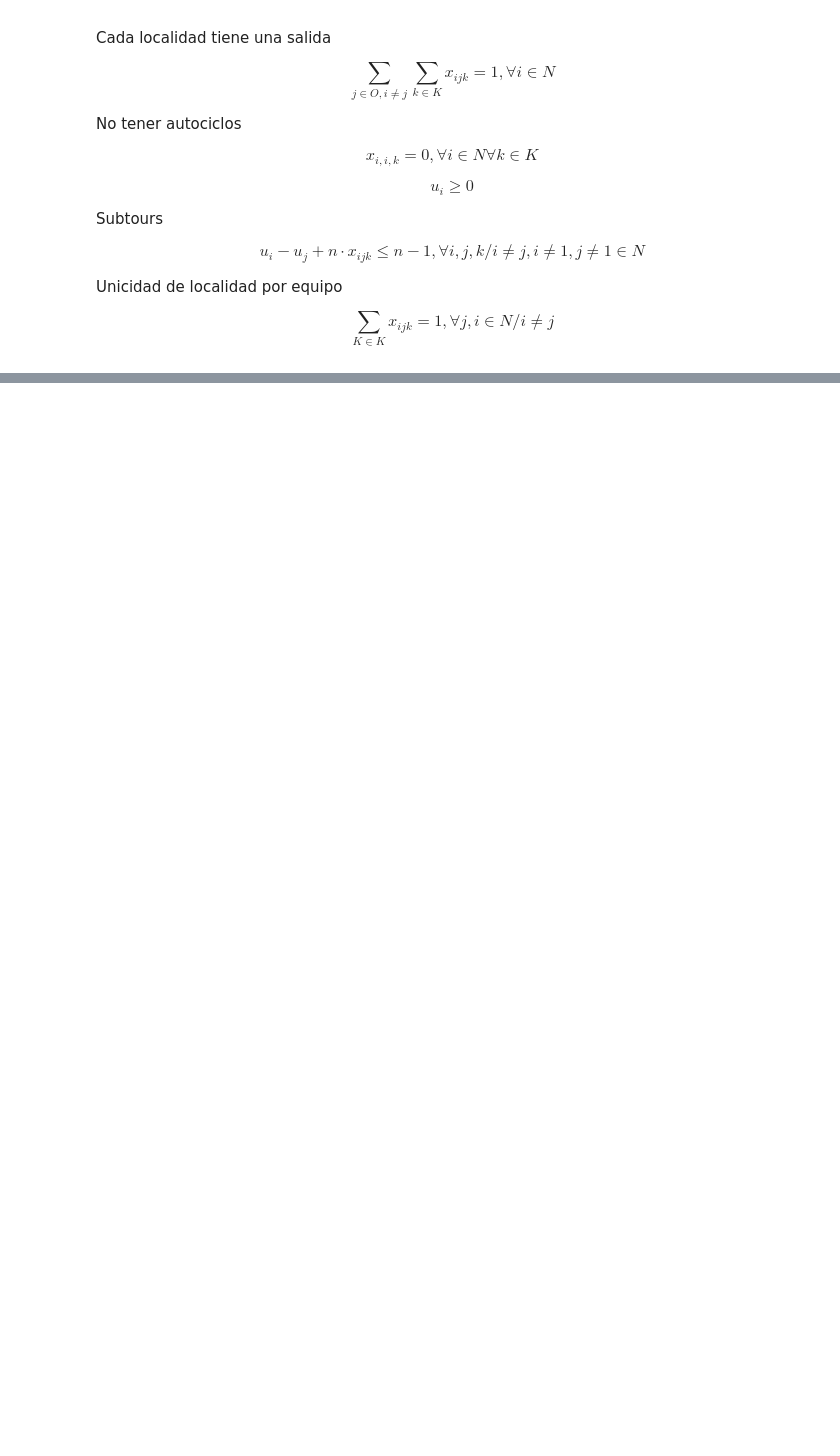
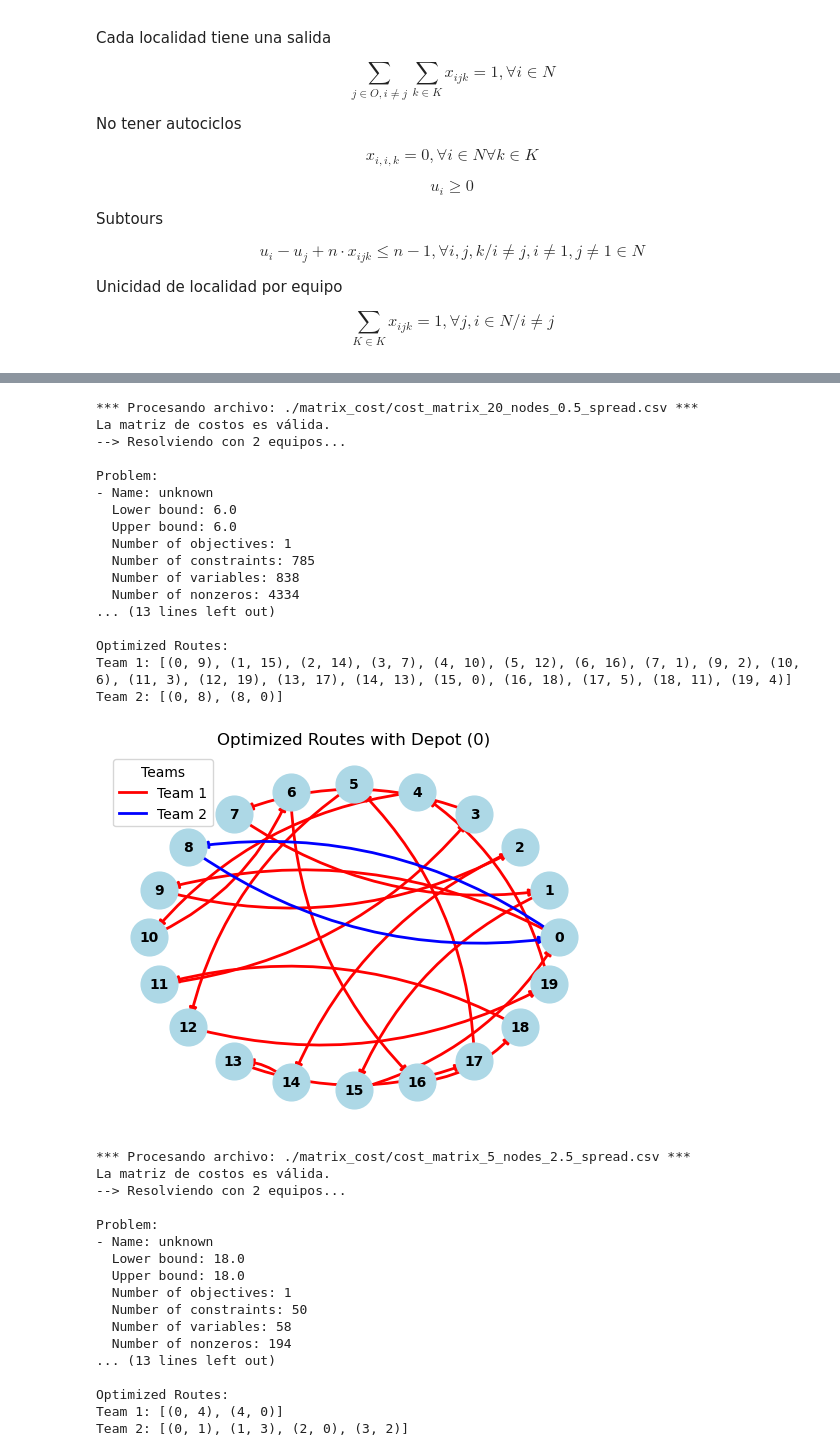
Before and after one commit to SamuelHernandez5/MOS-Actividades, a Jupyter notebook: Labs/Lab2/punto5.ipynb, the cells around one changed output, grey strips where cells are left out. Drawn from its saved outputs; the diff is of its cells as text; code cells hidden in the pictures; blank space fills up the shorter version.

```diff
--- a/Labs/Lab2/punto5.ipynb
+++ b/Labs/Lab2/punto5.ipynb
@@ -355,0 +510,38 @@ tsp_m.print_output()
+# %%
+run_multi_tsp("./matrix_cost", [2])
+# %% [output]
+*** Procesando archivo: ./matrix_cost/cost_matrix_20_nodes_0.5_spread.csv ***
+La matriz de costos es válida.
+--> Resolviendo con 2 equipos...
+
+Problem:
+- Name: unknown
+  Lower bound: 6.0
+  Upper bound: 6.0
+  Number of objectives: 1
+  Number of constraints: 785
+  Number of variables: 838
+  Number of nonzeros: 4334
+... (13 lines left out)
+
+Optimized Routes:
+Team 1: [(0, 9), (1, 15), (2, 14), (3, 7), (4, 10), (5, 12), (6, 16), (7, 1), (9, 2), (10, 6), (11, 3), (12, 19), (13, 17), (14, 13), (15, 0), (16, 18), (17, 5), (18, 11), (19, 4)]
+Team 2: [(0, 8), (8, 0)]
+[figure, added]
+*** Procesando archivo: ./matrix_cost/cost_matrix_5_nodes_2.5_spread.csv ***
+La matriz de costos es válida.
+--> Resolviendo con 2 equipos...
+
+Problem:
+- Name: unknown
+  Lower bound: 18.0
+  Upper bound: 18.0
+  Number of objectives: 1
+  Number of constraints: 50
+  Number of variables: 58
+  Number of nonzeros: 194
+... (13 lines left out)
+
+Optimized Routes:
+Team 1: [(0, 4), (4, 0)]
+Team 2: [(0, 1), (1, 3), (2, 0), (3, 2)]
```
Also changed, not shown: parts of 14 cells of this notebook, 2 other files.
